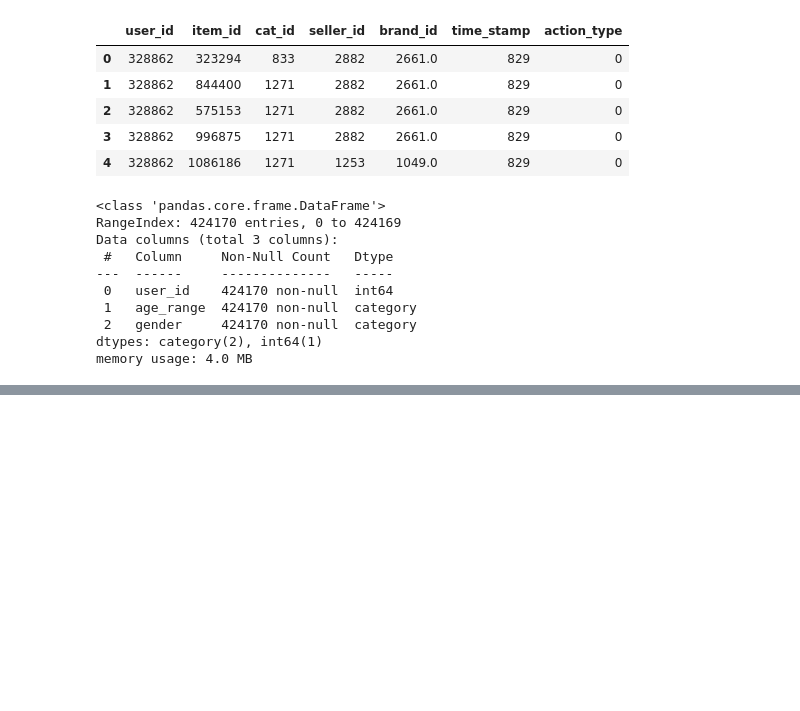
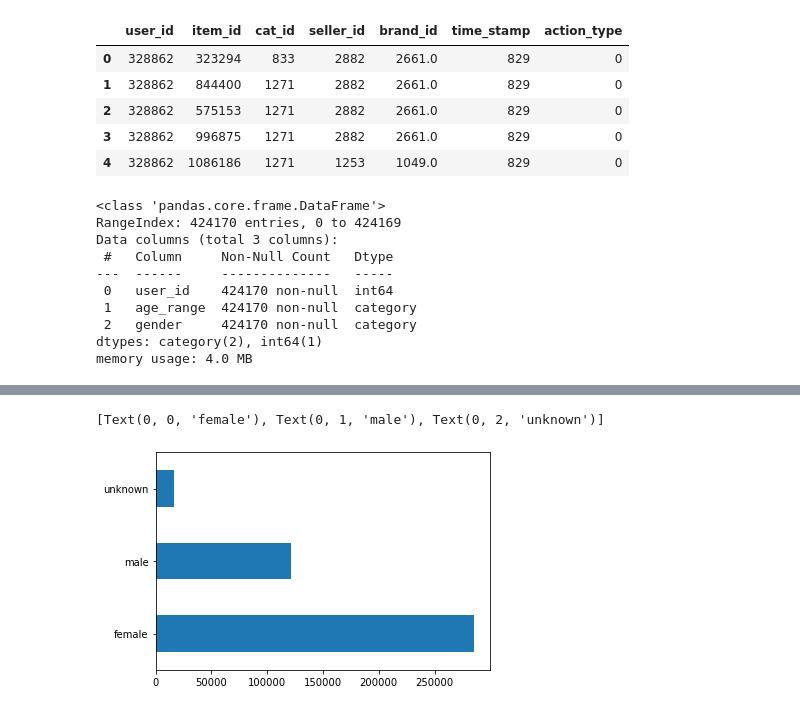
Before and after one commit to Augustine-C/Data_mining_project, a Jupyter notebook: fianl_project.ipynb, the cells around one changed output, grey strips where cells are left out. Cells and saved outputs as stored; diff of their text form; code cells hidden in the pictures; blank space fills up the shorter version.

```diff
--- a/fianl_project.ipynb
+++ b/fianl_project.ipynb
@@ -98,0 +104,6 @@ log['time_stamp'].plot(kind='hist')
+# %%
+fig = info['gender'].value_counts(sort=False).plot(kind='barh')
+fig.set_yticklabels(["female","male", "unknown"])
+# %% [output]
+[Text(0, 0, 'female'), Text(0, 1, 'male'), Text(0, 2, 'unknown')]
+[figure, added]
```
Also changed, not shown: parts of 11 cells of this notebook.
